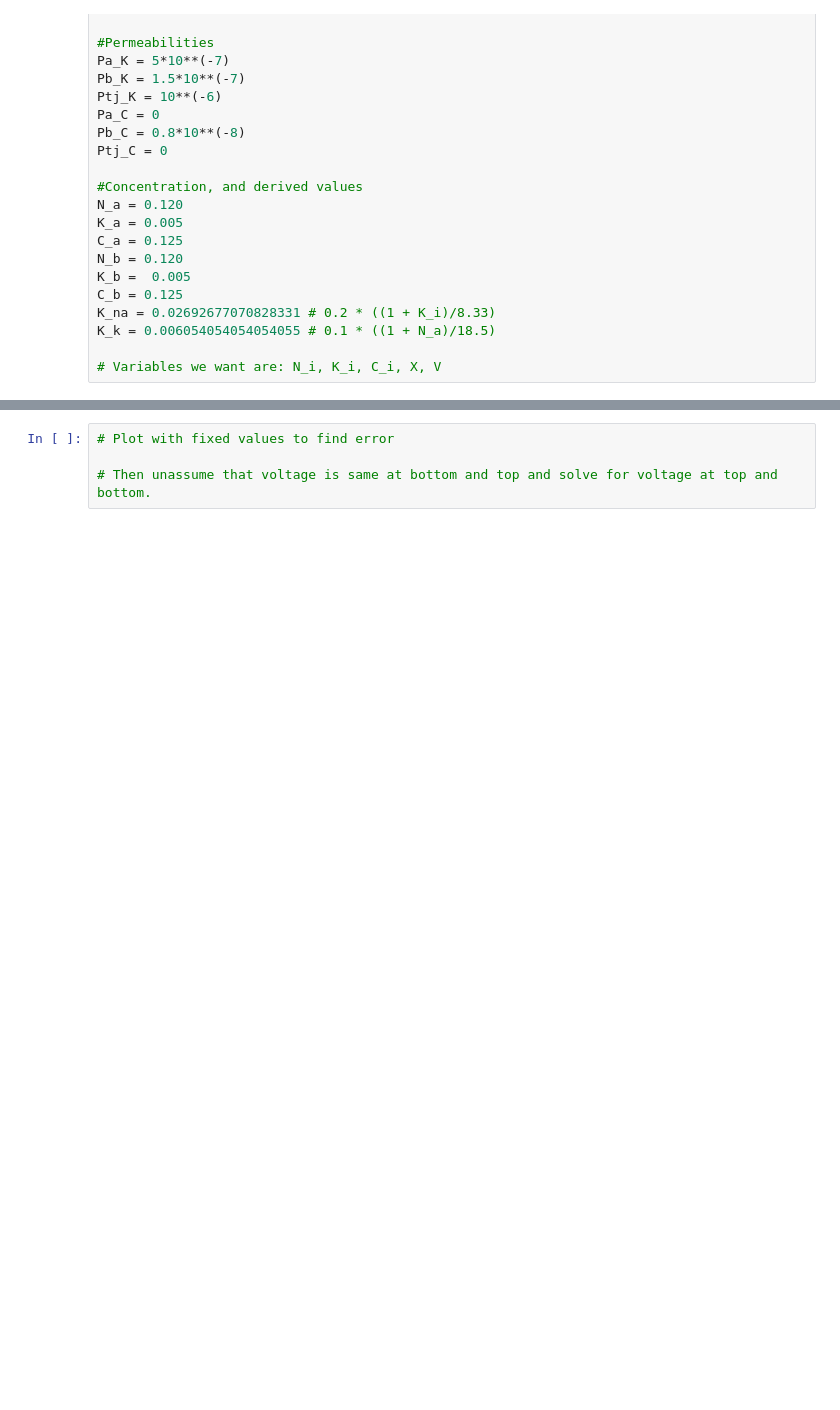
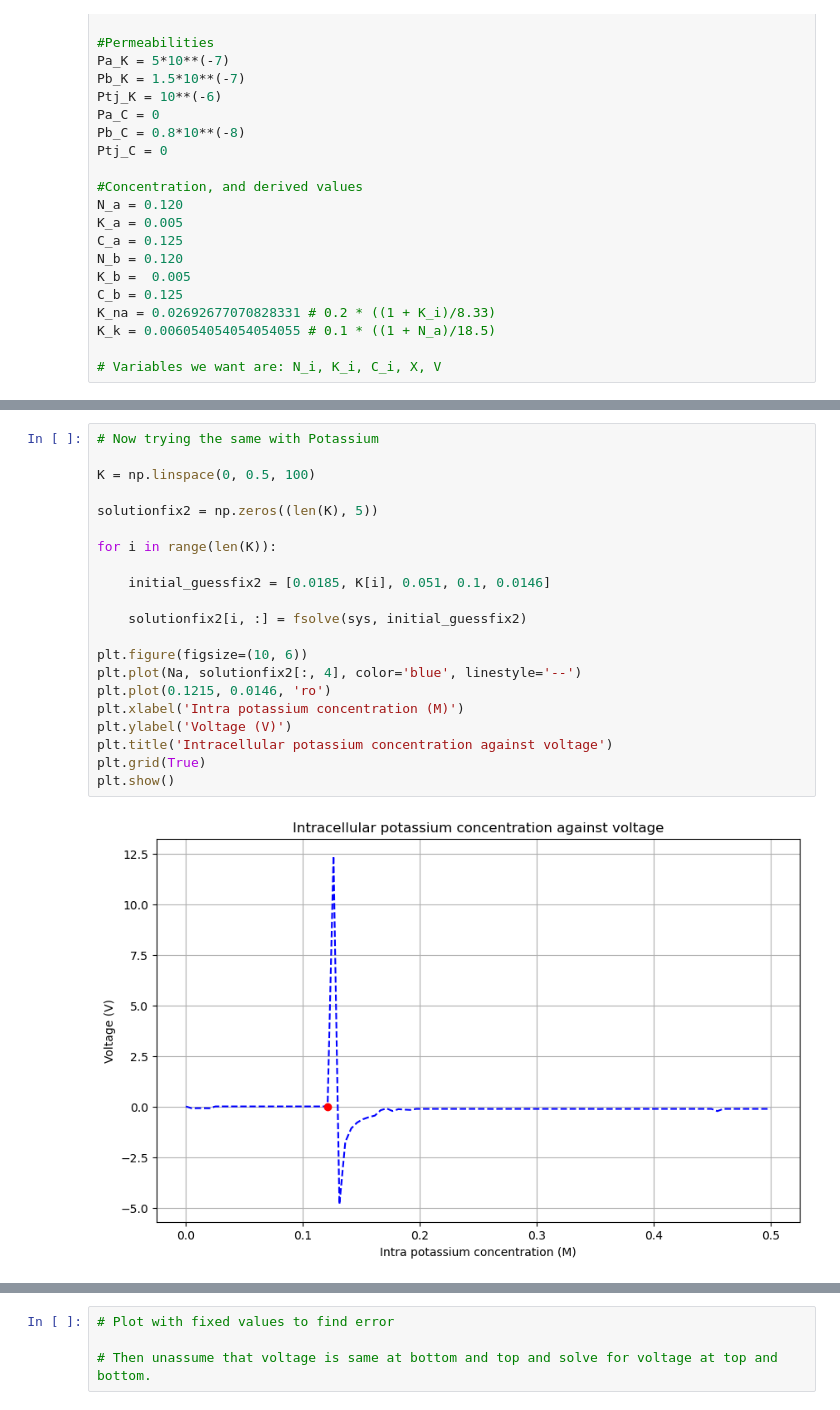
Before and after one commit to FinlayDWebb/2024-Summer-Math-Research, a Jupyter notebook: InitialAlgPhysioSolve.ipynb, the cells around one changed output, grey strips where cells are left out. Saved outputs shown, nothing was run; the diff lists cells and outputs as text; blank space fills up the shorter version.

```diff
--- a/InitialAlgPhysioSolve.ipynb
+++ b/InitialAlgPhysioSolve.ipynb
@@ -84,0 +109,23 @@ Solution: $Na_i$ = 0.018, $K_i$ = 0.12, $Cl_i$ = 0.05, V = 0.1, X = 0.014
+# %%
+# Now trying the same with Potassium
+
+K = np.linspace(0, 0.5, 100)
+
+solutionfix2 = np.zeros((len(K), 5))
+
+for i in range(len(K)):
+
+    initial_guessfix2 = [0.0185, K[i], 0.051, 0.1, 0.0146]
+
+    solutionfix2[i, :] = fsolve(sys, initial_guessfix2)
+
+plt.figure(figsize=(10, 6))
+plt.plot(Na, solutionfix2[:, 4], color='blue', linestyle='--')
+plt.plot(0.1215, 0.0146, 'ro')
+plt.xlabel('Intra potassium concentration (M)')
+plt.ylabel('Voltage (V)')
+plt.title('Intracellular potassium concentration against voltage')
+plt.grid(True)
+plt.show()
+# %% [output]
+[figure, added]
```
Also changed, not shown: parts of 3 cells of this notebook.
